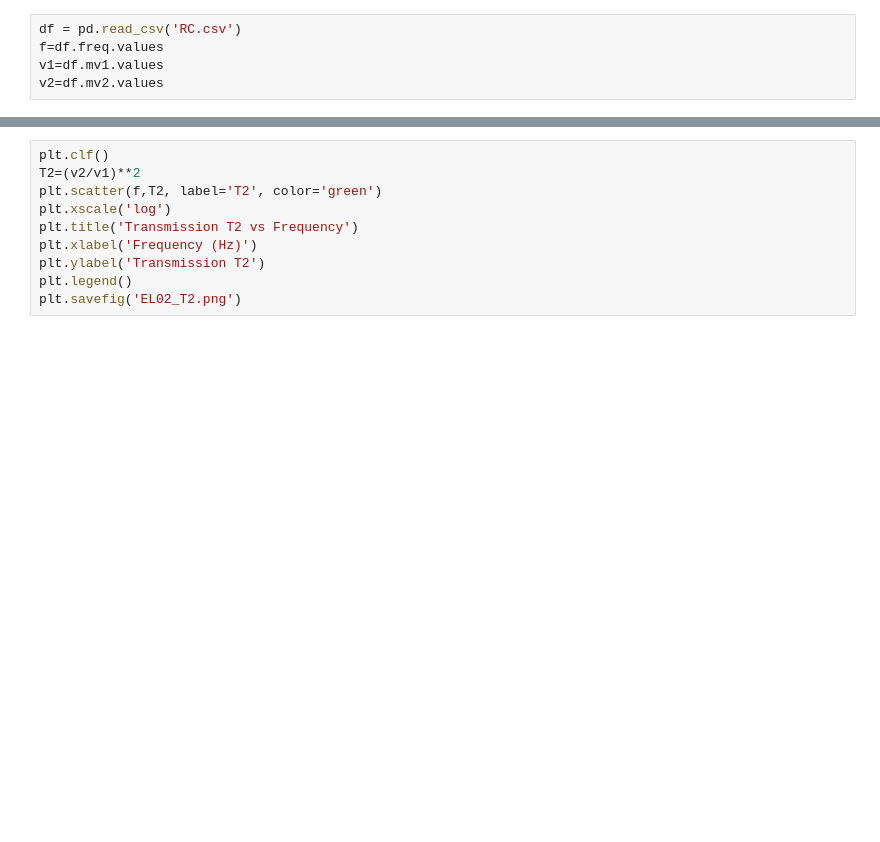
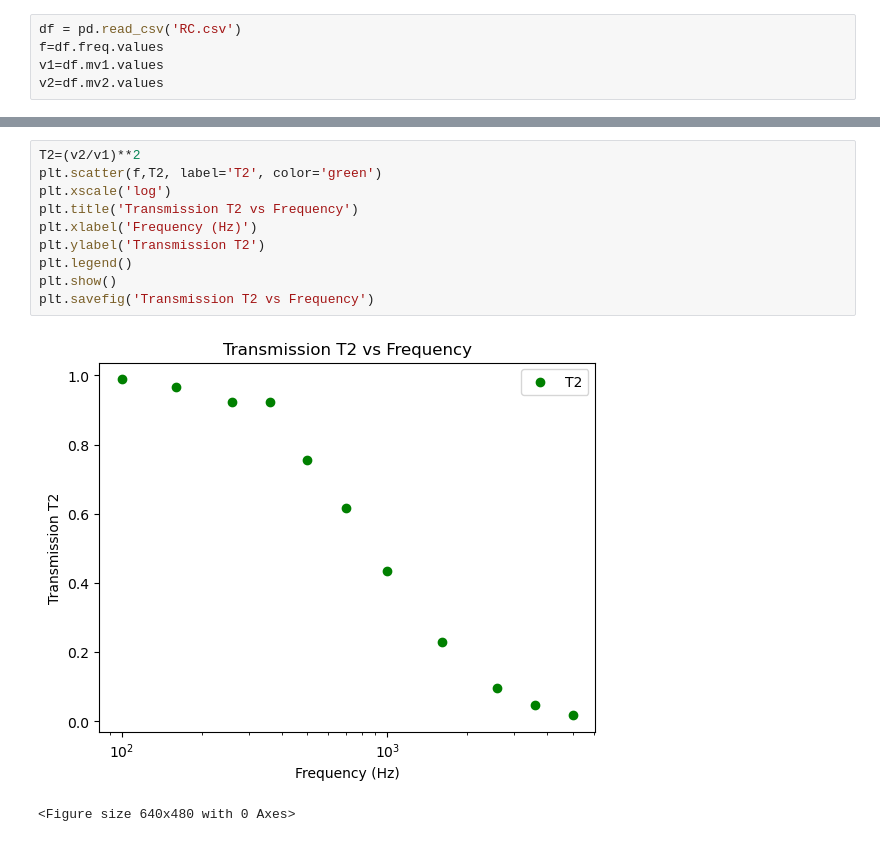
Before and after one commit to Jintian-JTST/OxfordTime, a Jupyter notebook: labs/EL02.ipynb, the cells around one changed output, grey strips where cells are left out. Saved outputs shown, nothing was run; the diff lists cells and outputs as text; blank space fills up the shorter version.

```diff
--- a/labs/EL02.ipynb
+++ b/labs/EL02.ipynb
@@ -19,13 +23,16 @@ plt.savefig('EL02_Voltages.png')
 # %%
-plt.clf()
 T2=(v2/v1)**2
 plt.scatter(f,T2, label='T2', color='green')
 plt.xscale('log')
 plt.title('Transmission T2 vs Frequency')
 plt.xlabel('Frequency (Hz)')
 plt.ylabel('Transmission T2')
 plt.legend()
-plt.savefig('EL02_T2.png')
+plt.show()
+plt.savefig('Transmission T2 vs Frequency')
+# %% [output]
+[figure, added]
+<Figure size 640x480 with 0 Axes>
 # %%
 dT2=(2/(12**0.5))*(v2**4/v1**6+v2**2/v1**4)**0.5
 print(dT2)
```
Also changed, not shown: parts of 11 cells of this notebook, 8 other files.
